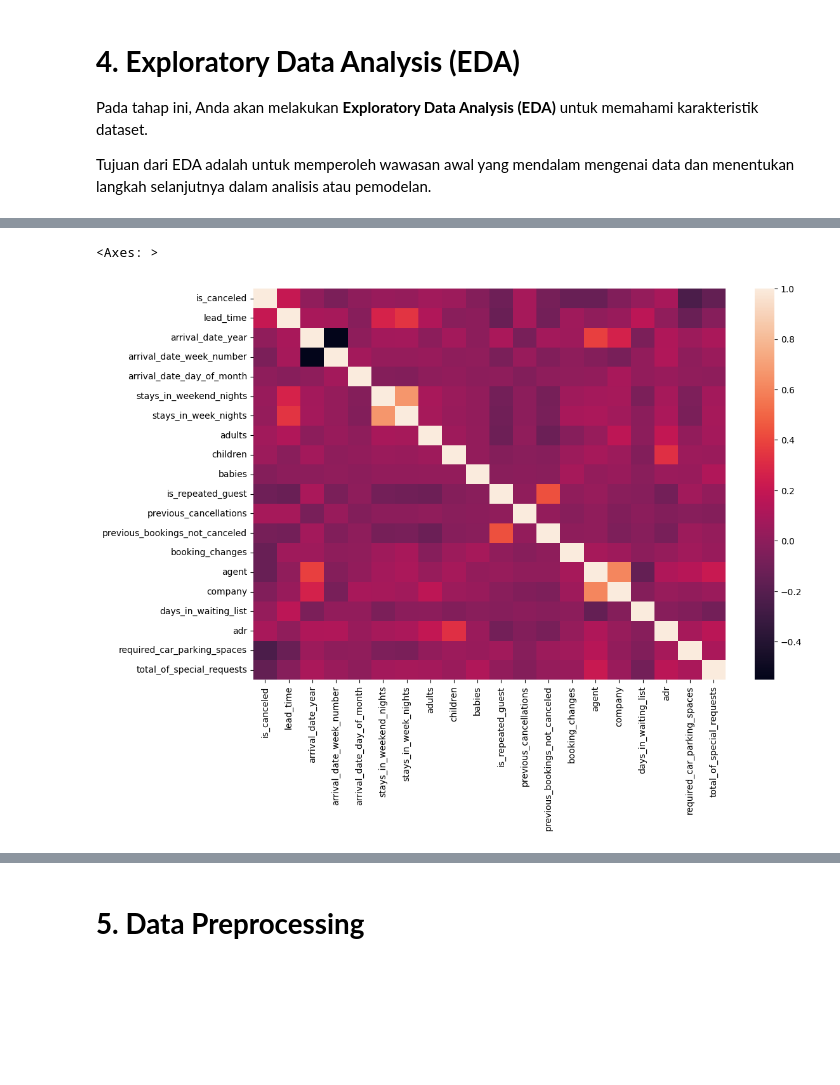
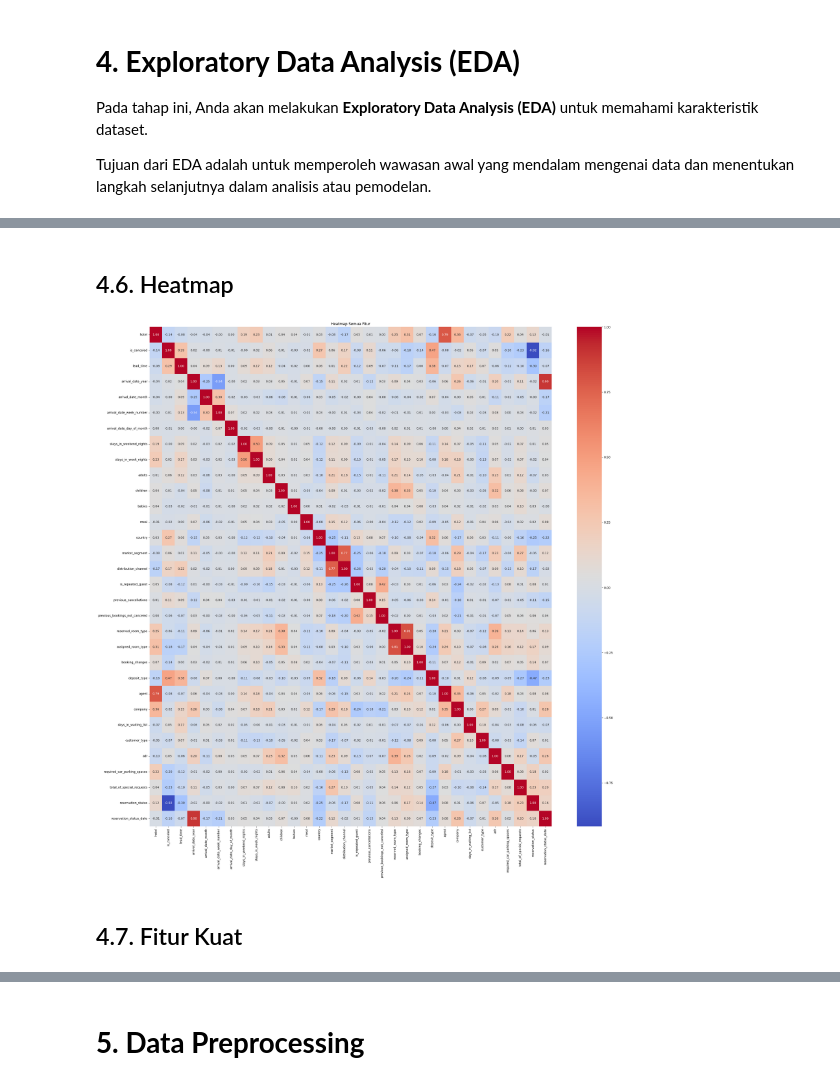
Before and after one commit to feryanuar24/Eksperimen_SML_Fery-Anuar, a Jupyter notebook: preprocessing/Eksperimen_Fery-Anuar.ipynb, the cells around one changed output, grey strips where cells are left out. Drawn from its saved outputs; the diff is of its cells as text; code cells hidden in the pictures; blank space fills up the shorter version.

```diff
--- a/preprocessing/Eksperimen_Fery-Anuar.ipynb
+++ b/preprocessing/Eksperimen_Fery-Anuar.ipynb
@@ -105,10 +109,17 @@ df["is_canceled"].value_counts()
 dtype: int64
-# %%
-plt.figure(figsize=(12,8))
-
-sns.heatmap(
-    df.select_dtypes(include='number').corr()
-)
-# %% [output]
-<Axes: >
-[figure, removed]
+# %% [markdown]
+## 4.6. Heatmap
+# %%
+df_encoded = df.copy()
+
+for col in df_encoded.select_dtypes(include=['object']).columns:
+    df_encoded[col] = df_encoded[col].astype('category').cat.codes
+
+plt.figure(figsize=(30, 30))
+sns.heatmap(df_encoded.corr(), annot=True, fmt=".2f", cmap='coolwarm')
+plt.title('Heatmap Semua Fitur')
+plt.show()
+# %% [output]
+[figure, added]
+# %% [markdown]
+## 4.7. Fitur Kuat
```
Also changed, not shown: parts of 23 cells of this notebook, 5 other files.
